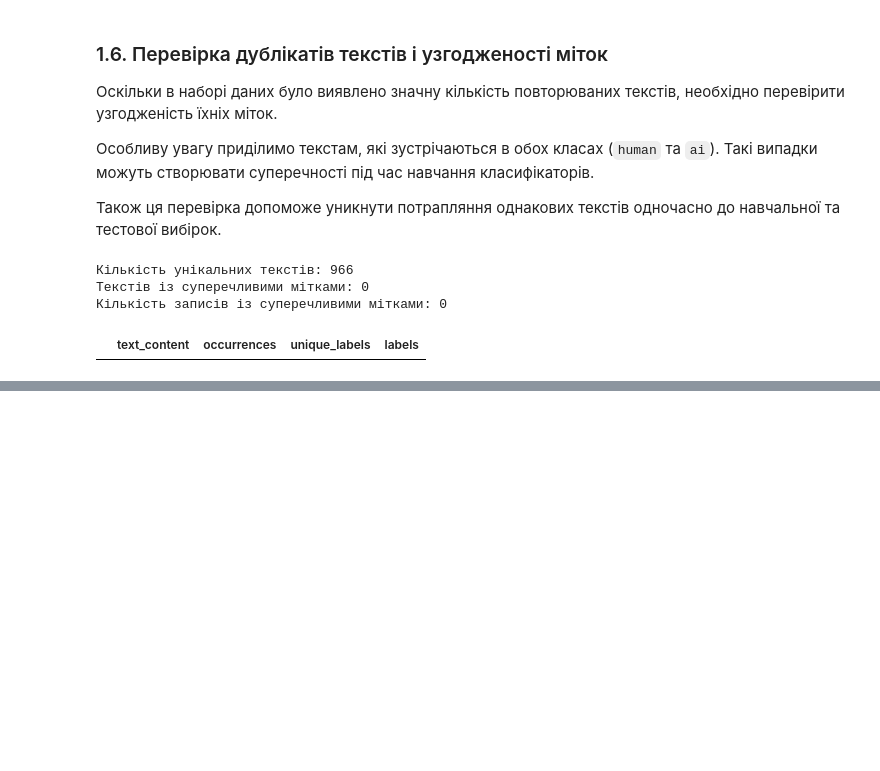
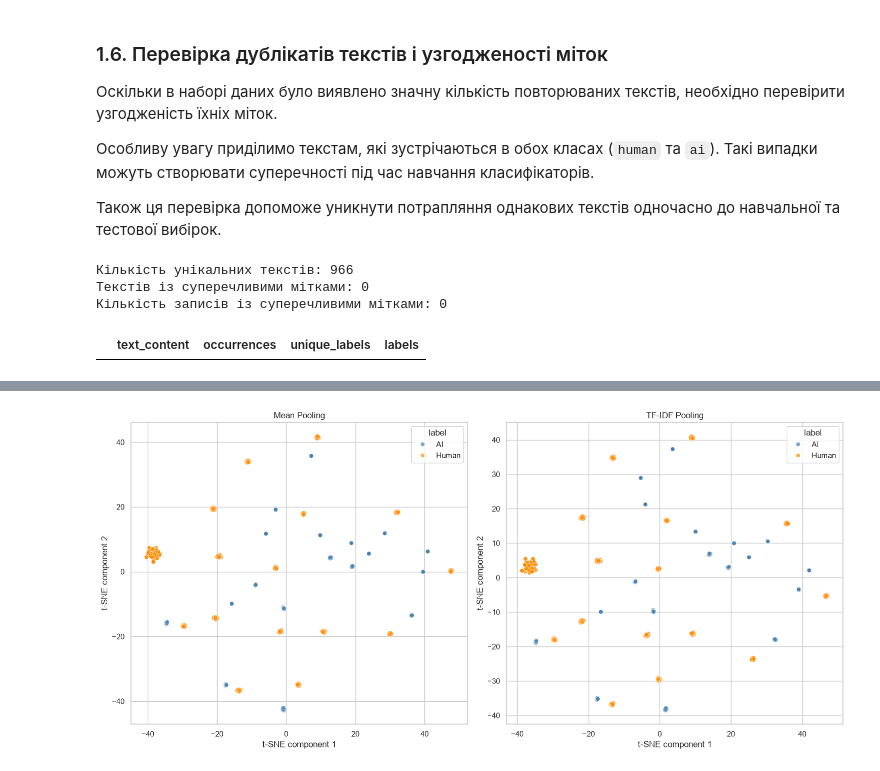
Before and after one commit to XZAGEE/ML_FEI-44_Makhniuk, a Jupyter notebook: ML_3/lab_3.ipynb, the cells around one changed output, grey strips where cells are left out. Saved outputs shown, nothing was run; the diff lists cells and outputs as text; code cells hidden in the pictures; blank space fills up the shorter version.

```diff
--- a/ML_3/lab_3.ipynb
+++ b/ML_3/lab_3.ipynb
@@ -371,0 +1812,30 @@ display(conflicting_duplicates.head(10))
+# %%
+fig, axes = plt.subplots(1, 2, figsize=(15, 7))
+
+for ax, (name, tsne_df) in zip(
+    axes,
+    tsne_results.items()
+):
+
+    sns.scatterplot(
+        data=tsne_df,
+        x="x",
+        y="y",
+        hue="label",
+        palette={
+            "Human": "darkorange",
+            "AI": "steelblue"
+        },
+        alpha=0.7,
+        s=35,
+        ax=ax
+    )
+
+    ax.set_title(name)
+    ax.set_xlabel("t-SNE component 1")
+    ax.set_ylabel("t-SNE component 2")
+
+plt.tight_layout()
+plt.show()
+# %% [output]
+[figure, added]
```
Also changed, not shown: parts of 122 cells of this notebook, 8 other files.
